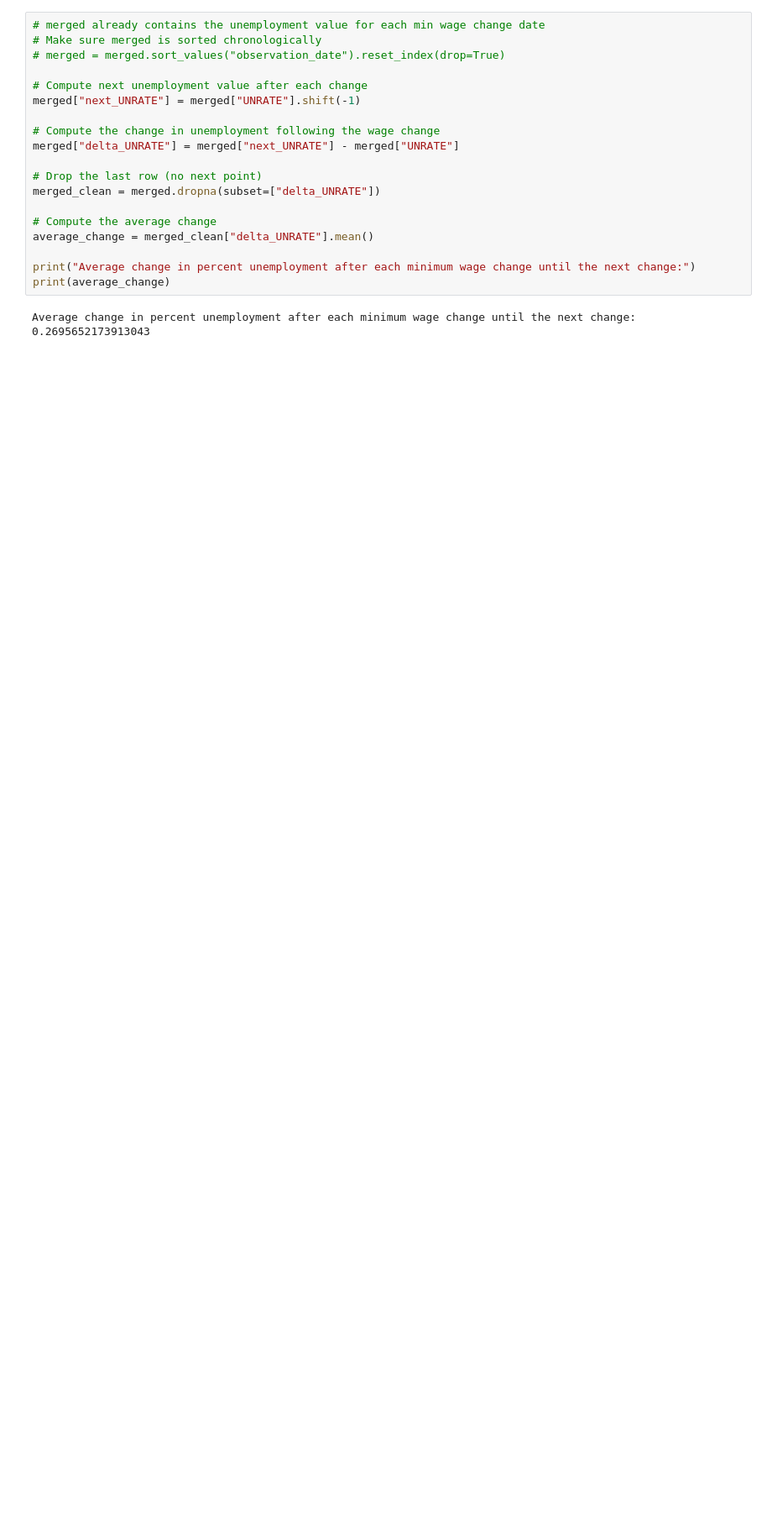
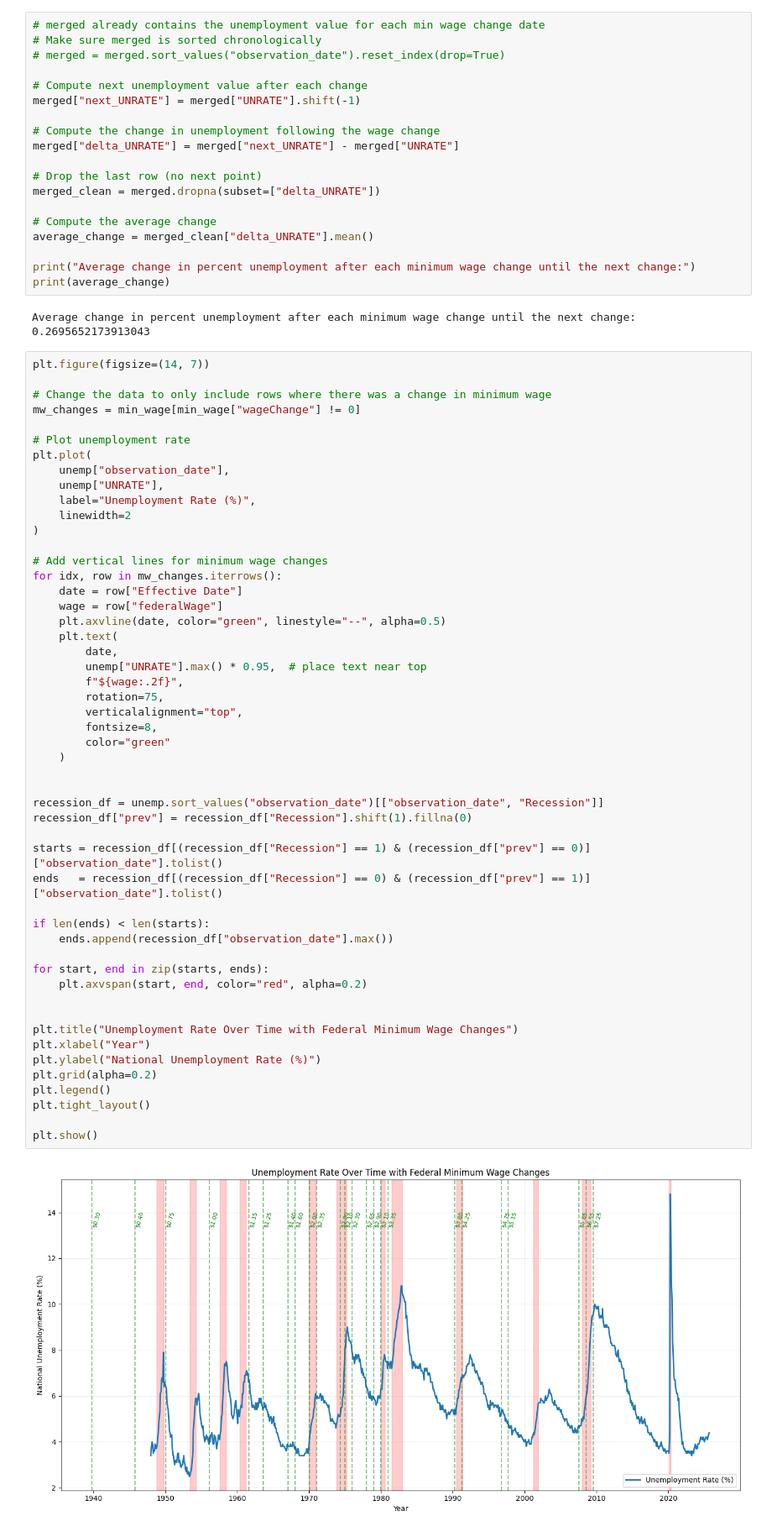
Before and after one commit to crawfordd11/minimumWageSupplyVsDemand, a Jupyter notebook: Data/dataTreatment.ipynb, the cells around one changed output. Shown at 84% size. Drawn from its saved outputs; the diff is of its cells as text; blank space fills up the shorter version.

```diff
--- a/Data/dataTreatment.ipynb
+++ b/Data/dataTreatment.ipynb
@@ -247,3 +158,56 @@ print(average_change)
 # %% [output]
 Average change in percent unemployment after each minimum wage change until the next change:
 0.2695652173913043
+# %%
+plt.figure(figsize=(14, 7))
+
+# Change the data to only include rows where there was a change in minimum wage
+mw_changes = min_wage[min_wage["wageChange"] != 0]
+
+# Plot unemployment rate
+plt.plot(
+    unemp["observation_date"],
+    unemp["UNRATE"],
+    label="Unemployment Rate (%)",
+    linewidth=2
+)
+
+# Add vertical lines for minimum wage changes
+for idx, row in mw_changes.iterrows():
+    date = row["Effective Date"]
+    wage = row["federalWage"]
+    plt.axvline(date, color="green", linestyle="--", alpha=0.5)
+    plt.text(
+        date,
+        unemp["UNRATE"].max() * 0.95,  # place text near top
+        f"${wage:.2f}",
+        rotation=75,
+        verticalalignment="top",
+        fontsize=8,
+        color="green"
+    )
+
+
+recession_df = unemp.sort_values("observation_date")[["observation_date", "Recession"]]
+recession_df["prev"] = recession_df["Recession"].shift(1).fillna(0)
+
+starts = recession_df[(recession_df["Recession"] == 1) & (recession_df["prev"] == 0)]["observation_date"].tolist()
+ends   = recession_df[(recession_df["Recession"] == 0) & (recession_df["prev"] == 1)]["observation_date"].tolist()
+
+if len(ends) < len(starts):
+    ends.append(recession_df["observation_date"].max())
+
+for start, end in zip(starts, ends):
+    plt.axvspan(start, end, color="red", alpha=0.2)
+
+
+plt.title("Unemployment Rate Over Time with Federal Minimum Wage Changes")
+plt.xlabel("Year")
+plt.ylabel("National Unemployment Rate (%)")
+plt.grid(alpha=0.2)
+plt.legend()
+plt.tight_layout()
+
+plt.show()
+# %% [output]
+[figure, added]
```
Also changed, not shown: parts of 5 cells of this notebook.
